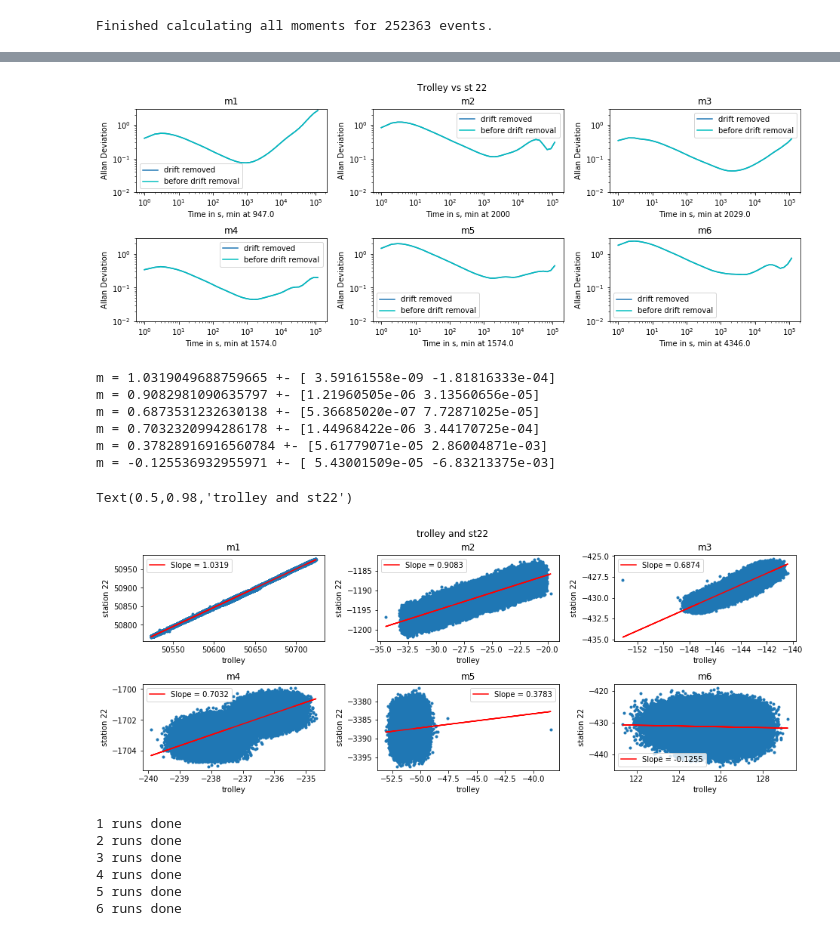
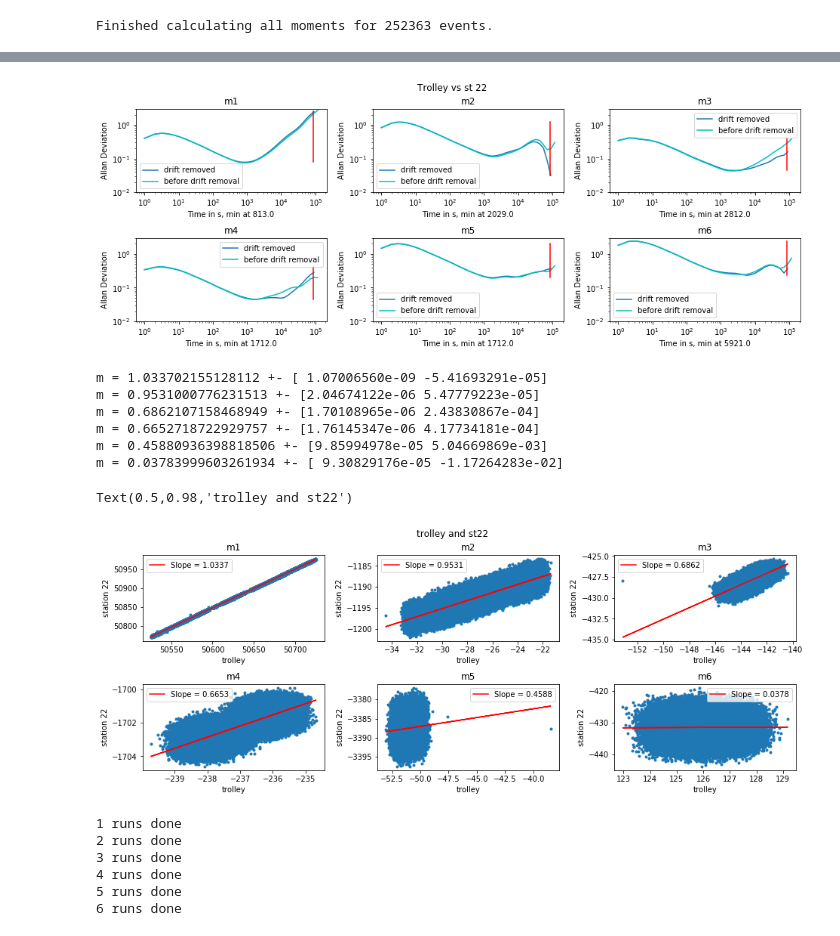
Before and after one commit to aetb/trfp, a Jupyter notebook: Superlong_st22_vs_trolley_Jonathan.ipynb, the cells around one changed output, grey strips where cells are left out. Saved outputs shown, nothing was run; the diff lists cells and outputs as text; code cells hidden in the pictures.

```diff
--- a/Superlong_st22_vs_trolley_Jonathan.ipynb
+++ b/Superlong_st22_vs_trolley_Jonathan.ipynb
@@ -219,7 +334,8 @@ avgtb5 = tb5[np.where(adb5==adb5.min())][0]
 avgtb6 = tb6[np.where(adb6==adb6.min())][0]
 # %%
 run_start = sl_moment_df.index.values[0] #I forgot to keep the times on arrays, was still getting used to CST time
-#sl_moment_df = sl_moment_df.drop(np.arange(run_start, run_start + 61200)) #deleting the drift part
+time_deleted = 61200
+sl_moment_df = sl_moment_df.drop(np.arange(run_start, run_start + time_deleted)) #deleting the drift part
 # %%
 T = sl_moment_df.index.to_numpy()
 st22m1_list = sl_moment_df["st22,m1"].to_numpy()
@@ -248,7 +364,7 @@ y4 = abs(trm4_list - st22m4_list) #The m4 measured by the trolley is higher alwa
 y5 = abs(trm5_list - st22m5_list) #The m5 measured by the trolley is higher always
 y6 = abs(trm6_list - st22m6_list) #The m6 measured by the trolley is higher always
 # %%
-t = np.logspace(0, math.log(len(st22m1_list),10), 50)  # tau values from 1 to length of columns
+t = np.logspace(0, math.log(len(st22m1_list),10), num = 50)  # tau values from 1 to length of columns
 r = 1 # sample rate in Hz of the input data
 #Computing Allan Deviations of the differences:
 (t1, ad1, ade, adn) = allantools.oadev(y1, rate=r, data_type="freq", taus = t)  # Compute the overlapping ADEV
@@ -265,5 +381,5 @@ avgt3 = t3[np.where(ad3==ad3.min())][0]
 avgt4 = t4[np.where(ad4==ad4.min())][0]
 avgt5 = t5[np.where(ad5==ad5.min())][0]
 avgt6 = t6[np.where(ad6==ad6.min())][0]
-avgt2 = 2000
+avgt2 = avgtb2
 # %%
@@ -290,6 +404,7 @@ fig.set_figheight(5)
 fig.set_figwidth(13)
 axs[0,0].plot(t1, ad1, label = "drift removed")
 axs[0,0].plot(tb1, adb1, 'c', label = "before drift removal")
+axs[0,0].plot([86400,86400],[ad1.min(), ad1.max()], 'r')
 axs[0,0].set_xscale('log')
 axs[0,0].set_ylim(.01,3)
 axs[0,0].set_yscale('log')
@@ -300,6 +415,7 @@ axs[0,0].set_title('m1')
 
 axs[0,1].plot(t2,ad2, label = "drift removed")
 axs[0,1].plot(tb2,adb2, 'c', label = "before drift removal")
+axs[0,1].plot([86400,86400],[ad2.min(), ad2.max()], 'r')
 axs[0,1].set_ylim(.01,3)
 axs[0,1].set_xscale('log')
 axs[0,1].set_yscale('log')
@@ -310,6 +426,7 @@ axs[0,1].set_title('m2')
 
 axs[0,2].plot(t3,ad3, label = "drift removed")
 axs[0,2].plot(tb3,adb3, 'c', label = "before drift removal")
+axs[0,2].plot([86400,86400],[ad3.min(), ad3.max()], 'r')
 axs[0,2].set_ylim(.01,3)
 axs[0,2].set_xscale('log')
 axs[0,2].set_yscale('log')
@@ -320,38 +437,41 @@ axs[0,2].set_title('m3')
 
 axs[1,0].plot(t4,ad4, label = "drift removed")
 axs[1,0].plot(tb4,adb4, 'c', label = "before drift removal")
+axs[1,0].plot([86400,86400],[ad4.min(), ad4.max()], 'r')
 axs[1,0].set_ylim(.01,3)
 axs[1,0].set_xscale('log')
 axs[1,0].set_yscale('log')
 axs[1,0].legend()
 axs[1,0].set_xlabel("Time in s, min at " + str(avgt4))
 axs[1,0].set_ylabel("Allan Deviation")
 axs[1,0].set_title('m4')
 
 axs[1,1].plot(t5,ad5, label = "drift removed")
 axs[1,1].plot(tb5,adb5, 'c', label = "before drift removal")
+axs[1,1].plot([86400,86400],[ad5.min(), ad5.max()], 'r')
 axs[1,1].set_ylim(.01,3)
 axs[1,1].set_xscale('log')
 axs[1,1].set_yscale('log')
 axs[1,1].legend()
 axs[1,1].set_xlabel("Time in s, min at " + str(avgt5))
 axs[1,1].set_ylabel("Allan Deviation")
 axs[1,1].set_title('m5')
 
 axs[1,2].plot(t6,ad6, label = "drift removed")
 axs[1,2].plot(tb6,adb6, 'c', label = "before drift removal")
+axs[1,2].plot([86400,86400],[ad6.min(), ad6.max()], 'r')
 axs[1,2].set_ylim(.01,3)
 axs[1,2].set_xscale('log')
 axs[1,2].set_yscale('log')
 axs[1,2].legend()
 axs[1,2].set_xlabel("Time in s, min at " + str(avgt6))
 axs[1,2].set_ylabel("Allan Deviation")
 axs[1,2].set_title('m6')
 fig.suptitle("Trolley vs st 22")
 
 plt.show()
 # %% [output]
-[figure, old version]
+[figure, new version]
 # %%
 #Fitting a line through the unbinned data (Correlation)
 vars1, cov1 = curve_fit(line,trm1_list, st22m1_list)
@@ -367,12 +487,12 @@ print("m = " + str(vars5[0]) + " +- " + str(cov5[0]))
 vars6, cov6 = curve_fit(line,trm6_list, st22m6_list)
 print("m = " + str(vars6[0]) + " +- " + str(cov6[0]))
 # %% [output]
-m = 1.0319049688759665 +- [ 3.59161558e-09 -1.81816333e-04]
-m = 0.9082981090635797 +- [1.21960505e-06 3.13560656e-05]
-m = 0.6873531232630138 +- [5.36685020e-07 7.72871025e-05]
-m = 0.7032320994286178 +- [1.44968422e-06 3.44170725e-04]
-m = 0.37828916916560784 +- [5.61779071e-05 2.86004871e-03]
-m = -0.125536932955971 +- [ 5.43001509e-05 -6.83213375e-03]
+m = 1.033702155128112 +- [ 1.07006560e-09 -5.41693291e-05]
+m = 0.9531000776231513 +- [2.04674122e-06 5.47779223e-05]
+m = 0.6862107158468949 +- [1.70108965e-06 2.43830867e-04]
+m = 0.6652718722929757 +- [1.76145347e-06 4.17734181e-04]
+m = 0.45880936398818506 +- [9.85994978e-05 5.04669869e-03]
+m = 0.03783999603261934 +- [ 9.30829176e-05 -1.17264283e-02]
 # %%
 #Plotting the data with the line of best fit
 fig, axs = plt.subplots(2,3, constrained_layout = True)
@@ -424,7 +544,7 @@ axs[1,2].legend()
 fig.suptitle("trolley and st22")
 # %% [output]
 Text(0.5,0.98,'trolley and st22')
-[figure, old version]
+[figure, new version]
 # %%
 #Binning data
 (T1_safe, D1) =  difference(y1,avgt1)
```
Also changed, not shown: parts of 33 cells of this notebook, 3 other files.
